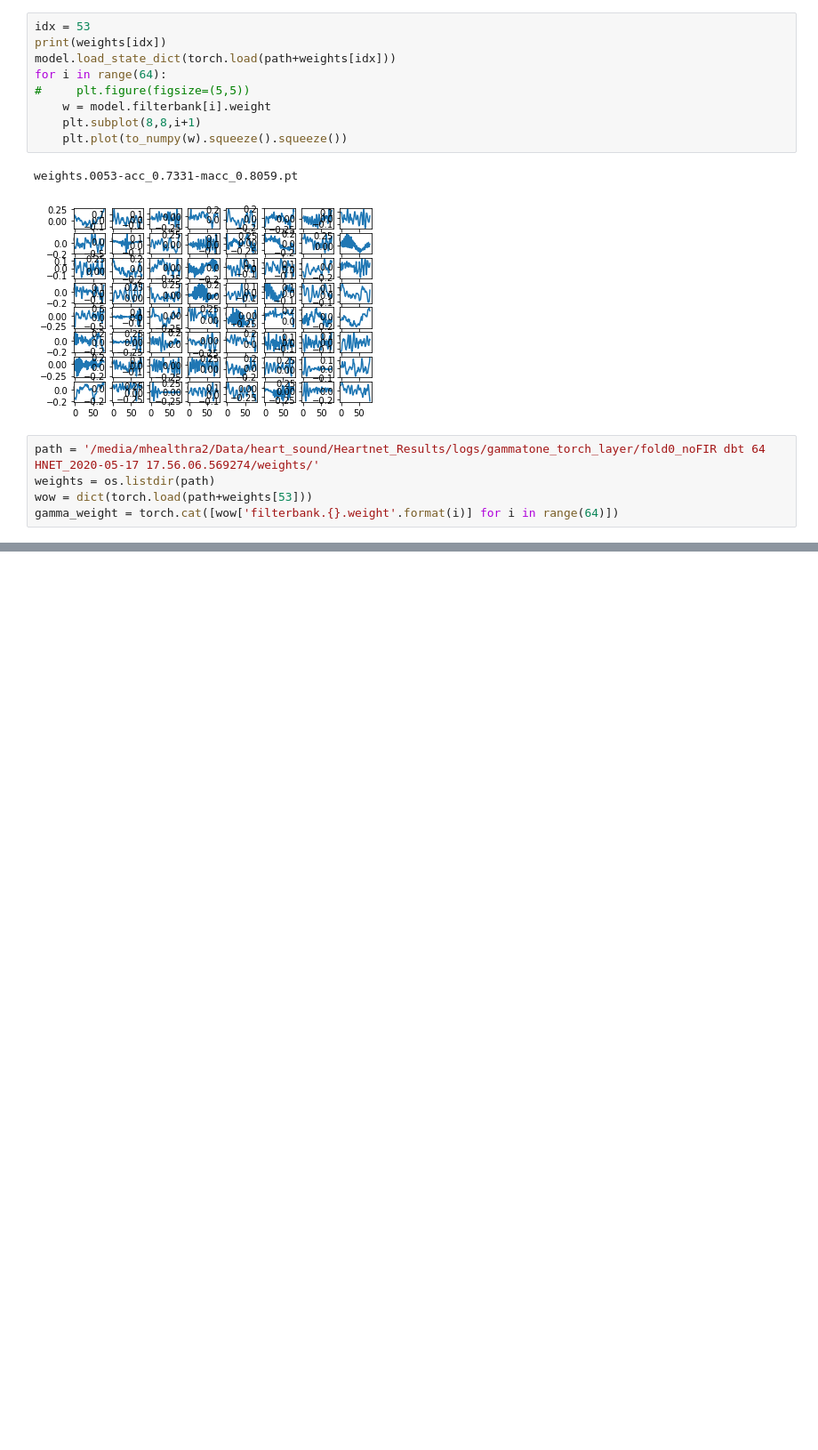
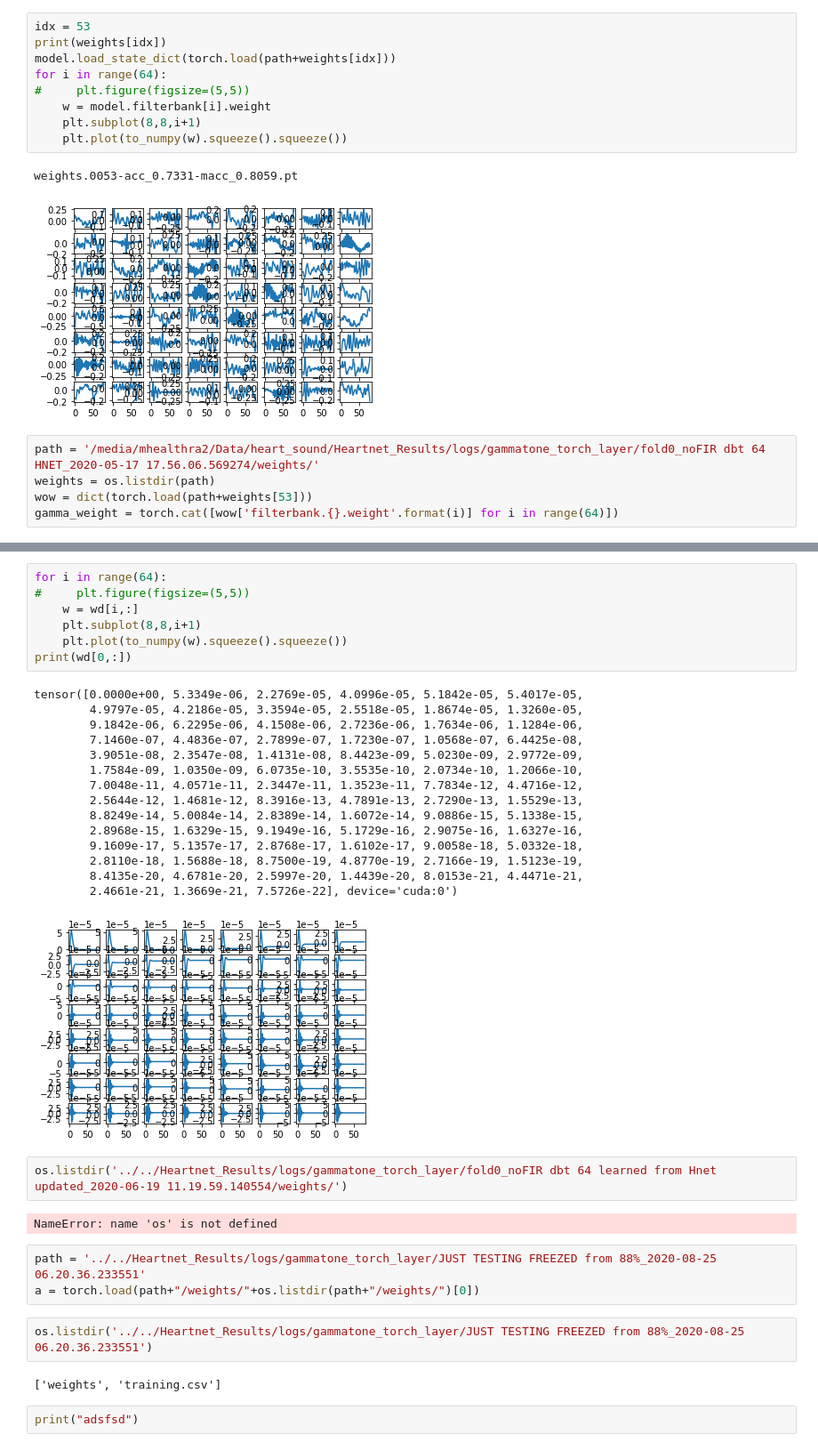
Before and after one commit to IstiaqAnsari/SpectNet, a Jupyter notebook: codes/mfcc model visualization .ipynb, the cells around one changed output, grey strips where cells are left out. Shown: that part at 89% size. Saved outputs shown, nothing was run; the diff lists cells and outputs as text; blank space fills up the shorter version.

```diff
--- a/codes/mfcc model visualization .ipynb
+++ b/codes/mfcc model visualization .ipynb
@@ -272,0 +227,36 @@ plt.imshow(to_numpy(wow), interpolation='nearest', origin='lower')
+# %%
+for i in range(64):
+#     plt.figure(figsize=(5,5))
+    w = wd[i,:]
+    plt.subplot(8,8,i+1)
+    plt.plot(to_numpy(w).squeeze().squeeze())
+print(wd[0,:])
+# %% [output]
+tensor([0.0000e+00, 5.3349e-06, 2.2769e-05, 4.0996e-05, 5.1842e-05, 5.4017e-05,
+        4.9797e-05, 4.2186e-05, 3.3594e-05, 2.5518e-05, 1.8674e-05, 1.3260e-05,
+        9.1842e-06, 6.2295e-06, 4.1508e-06, 2.7236e-06, 1.7634e-06, 1.1284e-06,
+        7.1460e-07, 4.4836e-07, 2.7899e-07, 1.7230e-07, 1.0568e-07, 6.4425e-08,
+        3.9051e-08, 2.3547e-08, 1.4131e-08, 8.4423e-09, 5.0230e-09, 2.9772e-09,
+        1.7584e-09, 1.0350e-09, 6.0735e-10, 3.5535e-10, 2.0734e-10, 1.2066e-10,
+        7.0048e-11, 4.0571e-11, 2.3447e-11, 1.3523e-11, 7.7834e-12, 4.4716e-12,
+        2.5644e-12, 1.4681e-12, 8.3916e-13, 4.7891e-13, 2.7290e-13, 1.5529e-13,
+        8.8249e-14, 5.0084e-14, 2.8389e-14, 1.6072e-14, 9.0886e-15, 5.1338e-15,
+        2.8968e-15, 1.6329e-15, 9.1949e-16, 5.1729e-16, 2.9075e-16, 1.6327e-16,
+        9.1609e-17, 5.1357e-17, 2.8768e-17, 1.6102e-17, 9.0058e-18, 5.0332e-18,
+        2.8110e-18, 1.5688e-18, 8.7500e-19, 4.8770e-19, 2.7166e-19, 1.5123e-19,
+        8.4135e-20, 4.6781e-20, 2.5997e-20, 1.4439e-20, 8.0153e-21, 4.4471e-21,
+        2.4661e-21, 1.3669e-21, 7.5726e-22], device='cuda:0')
+[figure, added]
+# %%
+os.listdir('../../Heartnet_Results/logs/gammatone_torch_layer/fold0_noFIR dbt 64 learned from Hnet updated_2020-06-19 11.19.59.140554/weights/')
+# %% [output]
+NameError: name 'os' is not defined
+# %%
+path = '../../Heartnet_Results/logs/gammatone_torch_layer/JUST TESTING FREEZED from 88%_2020-08-25 06.20.36.233551'
+a = torch.load(path+"/weights/"+os.listdir(path+"/weights/")[0])
+# %%
+os.listdir('../../Heartnet_Results/logs/gammatone_torch_layer/JUST TESTING FREEZED from 88%_2020-08-25 06.20.36.233551')
+# %% [output]
+['weights', 'training.csv']
+# %%
+print("adsfsd")
```
Also changed, not shown: parts of 15 cells of this notebook, 8 other files.
